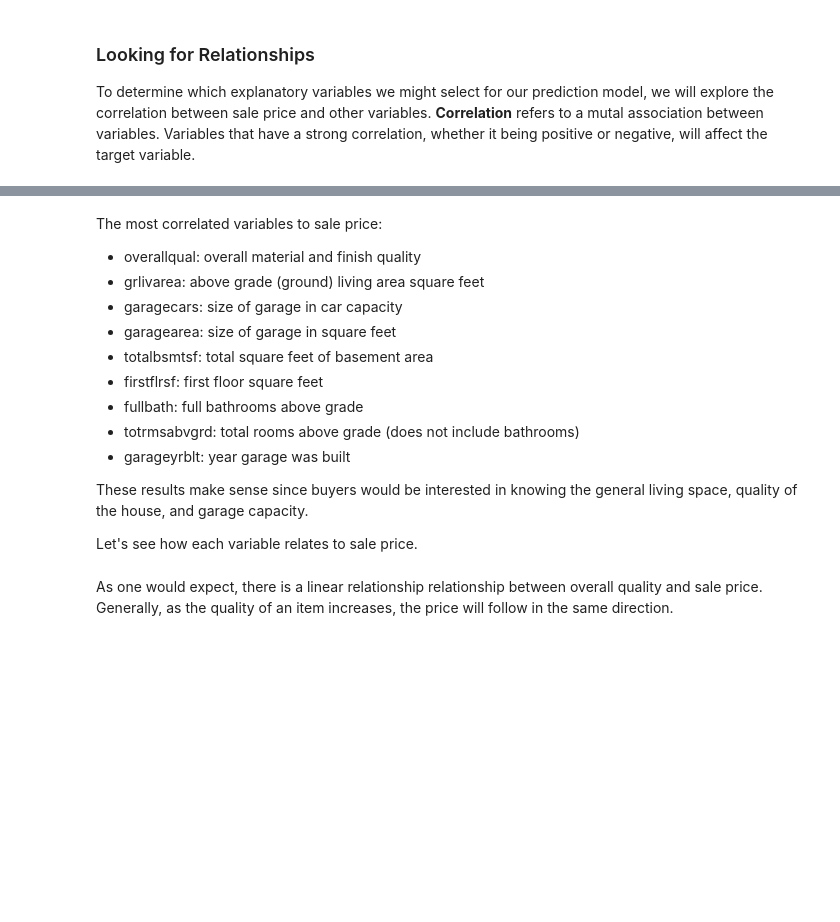
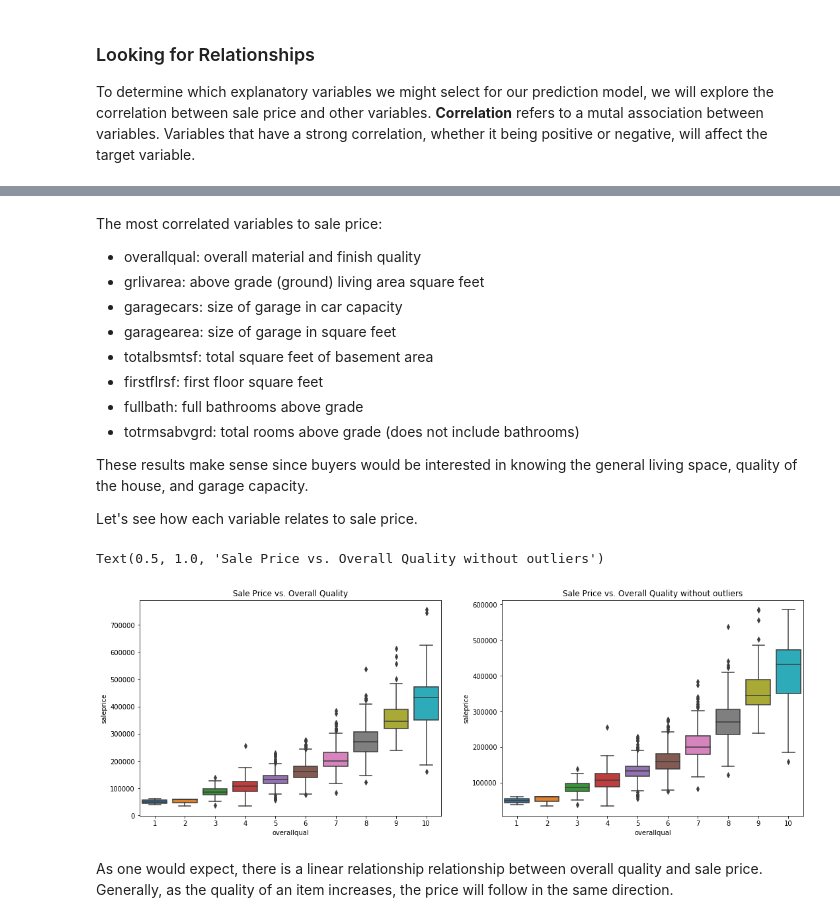
Before and after one commit to tsaw8/Thinkful_Project, a Jupyter notebook: Module 19: Supervised learning: solving regression problems/8. Challenge House prices model .ipynb, the cells around one changed output, grey strips where cells are left out. Cells and saved outputs as stored; diff of their text form; code cells hidden in the pictures; blank space fills up the shorter version.

```diff
--- a/Module 19: Supervised learning: solving regression problems/8. Challenge House prices model .ipynb
+++ b/Module 19: Supervised learning: solving regression problems/8. Challenge House prices model .ipynb
@@ -425,14 +475,23 @@ The most correlated variables to sale price:
  - firstflrsf: first floor square feet
  - fullbath: full bathrooms above grade
  - totrmsabvgrd: total rooms above grade (does not include bathrooms)
- - garageyrblt: year garage was built
 
 These results make sense since buyers would be interested in knowing the general living space, quality of the house, and garage capacity.
 
 Let's see how each variable relates to sale price.
 # %%
+plt.figure(figsize=(18,6))
+
+plt.subplot(1,2,1)
+sns.boxplot(x='overallqual', y="saleprice", data=df)
+plt.title('Sale Price vs. Overall Quality')
+
+plt.subplot(1,2,2)
 sns.boxplot(x='overallqual', y="saleprice", data=df2)
-plt.title('Sale Price vs. Overall Quality')
+plt.title('Sale Price vs. Overall Quality without outliers')
+# %% [output]
+Text(0.5, 1.0, 'Sale Price vs. Overall Quality without outliers')
+[figure, added]
 # %% [markdown]
 As one would expect, there is a linear relationship relationship between overall quality and sale price. Generally, as the quality of an item increases, the price will follow in the same direction.
 # %%
```
Also changed, not shown: parts of 63 cells of this notebook.
